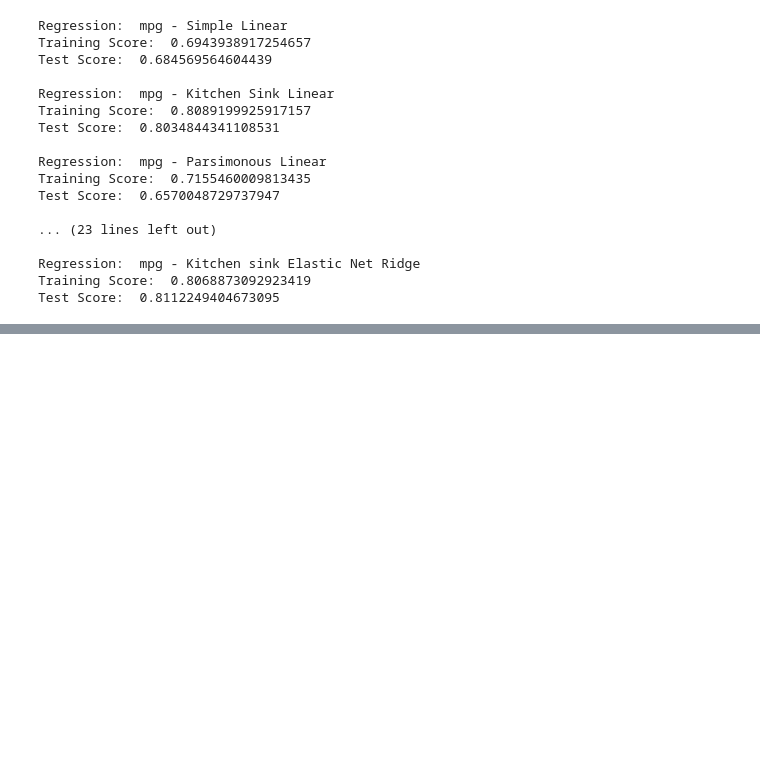
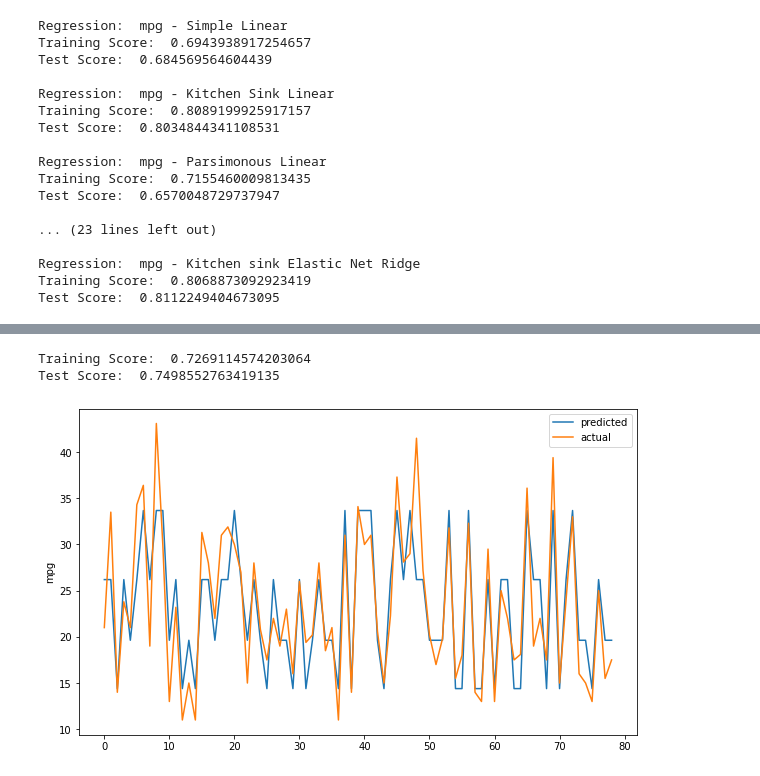
Before and after one commit to heebyyy/Regression_Model_With_Scikit_Learn, a Jupyter notebook: RegularizedRegressionModel.ipynb, the cells around one changed output, grey strips where cells are left out. Cells and saved outputs as stored; diff of their text form; code cells hidden in the pictures; blank space fills up the shorter version.

```diff
--- a/RegularizedRegressionModel.ipynb
+++ b/RegularizedRegressionModel.ipynb
@@ -306,0 +370,12 @@ Test Score:  0.8112249404673095
+# %%
+def decision_tree_reg(x_train, y_train, max_depth =2):
+    model = DecisionTreeRegressor(max_depth = max_depth)
+    model.fit(x_train, y_train)
+
+    return model
+# %%
+result_dict['mpg - Kitchen sink SVR'] = build_model(decision_tree_reg,'mpg', featues, automobile_df, show_plot_Y = True)
+# %% [output]
+Training Score:  0.7269114574203064
+Test Score:  0.7498552763419135
+[figure, added]
```
Also changed, not shown: parts of 10 cells of this notebook.
